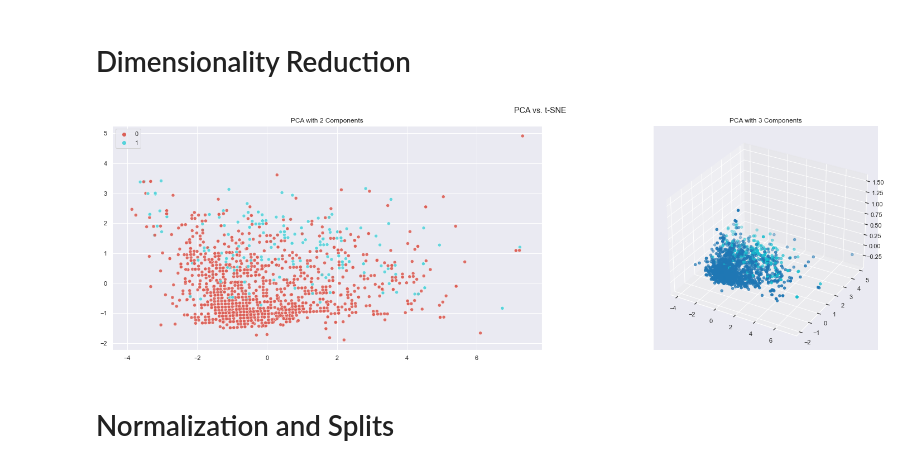
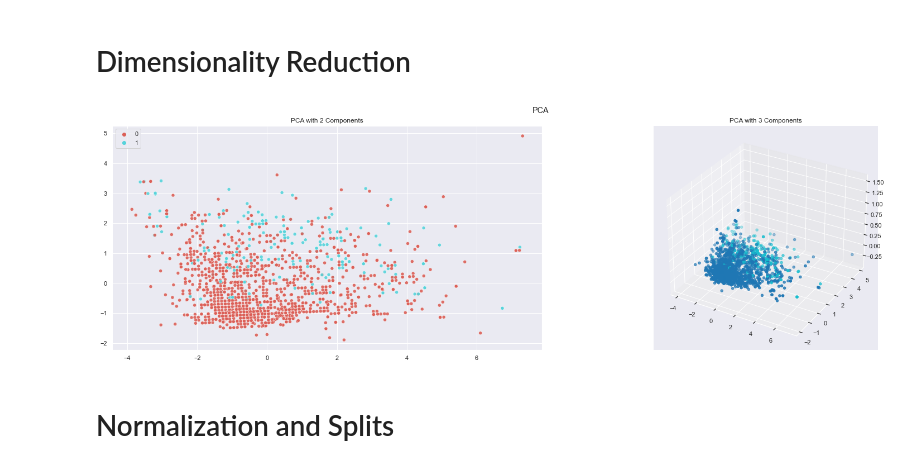
Before and after one commit to IbtihajT/wine_quality_-analysis_and_prediction, a Jupyter notebook: analysis.ipynb, the cells around one changed output. Cells and saved outputs as stored; diff of their text form; code cells hidden in the pictures.

Commit message:
Fix PCA plot title

```diff
--- a/analysis.ipynb
+++ b/analysis.ipynb
@@ -118,35 +118,35 @@ targets_df = pd.DataFrame([1 if x >= 7 else 0 for x in np.squeeze(targets_df.val
 # Dimensionality Reduction
 pca2D = PCA(n_components=2).fit_transform(features_df.values)
 pca3D = PCA(n_components=3).fit_transform(features_df.values)
 
 fig = plt.figure(figsize=(22, 12), constrained_layout=True)
-fig.suptitle("PCA vs. t-SNE")
+fig.suptitle("PCA")
 
 # PCA with 2 Components
 ax = fig.add_subplot(2, 2, 1)
 ax.title.set_text("PCA with 2 Components")
 sns.scatterplot(
     x=pca2D[:, 0], y=pca2D[:, 1],
     hue=np.squeeze(targets_df.values),
     palette=sns.color_palette("hls", 2),
     legend="full",
     alpha=0.9,
     ax=ax
 )
 
 # PCA with 3 Components
 ax = fig.add_subplot(2, 2, 2, projection='3d')
 ax.title.set_text("PCA with 3 Components")
 ax.scatter(
     xs=pca3D[:, 0],
     ys=pca3D[:, 1],
     zs=pca3D[:, 2],
     c=np.squeeze(targets_df.values),
     cmap='tab10',
 )
 plt.show()
 # %% [output]
-[figure, old version]
+[figure, new version]
 # %% [markdown]
 # Normalization and Splits
 # %%
```
Also changed, not shown: parts of 2 cells of this notebook.
